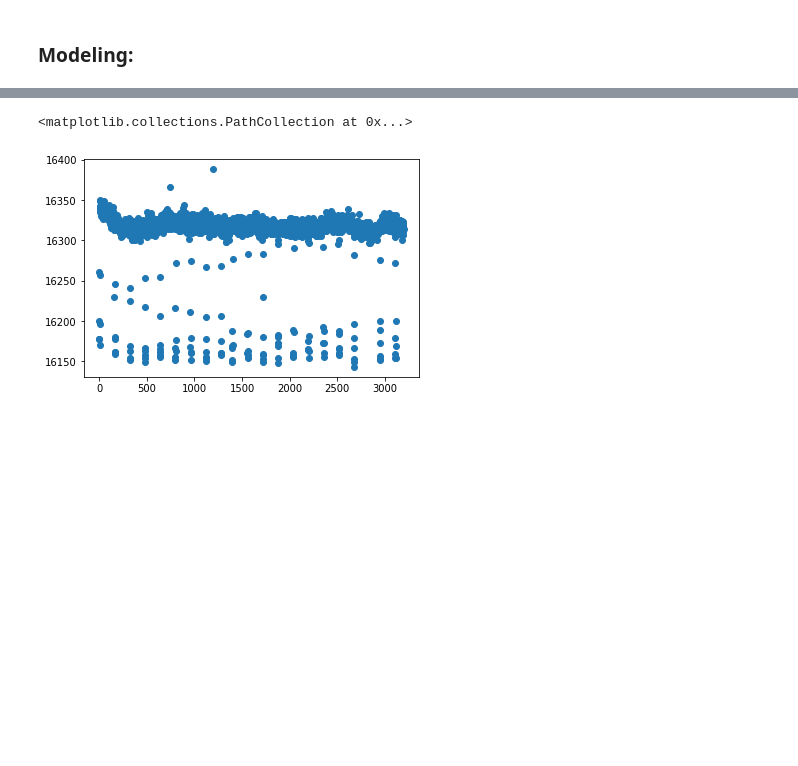
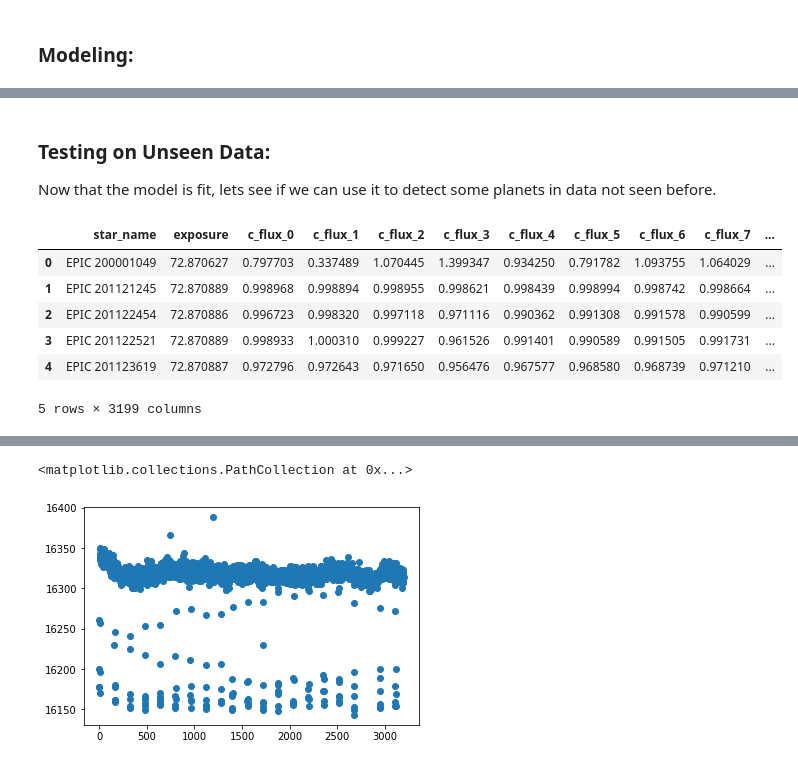
Before and after one commit to zachdg7/Exoplanet_Detection, a Jupyter notebook: models.ipynb, the cells around one changed output, grey strips where cells are left out. Saved outputs shown, nothing was run; the diff lists cells and outputs as text; code cells hidden in the pictures; blank space fills up the shorter version.

Commit message:
before adding more notebooks

```diff
--- a/models.ipynb
+++ b/models.ipynb
@@ -236,0 +249,13 @@ plt.show();
+# %% [markdown]
+### Testing on Unseen Data:
+Now that the model is fit, lets see if we can use it to detect some planets in data not seen before.
+# %%
+k2c1.head(5)
+# %% [output]
+|  | star_name | exposure | c_flux_0 | c_flux_1 | c_flux_2 | c_flux_3 | c_flux_4 | c_flux_5 | c_flux_6 | c_flux_7 | ... |
+| 0 | EPIC 200001049 | 72.870627 | 0.797703 | 0.337489 | 1.070445 | 1.399347 | 0.934250 | 0.791782 | 1.093755 | 1.064029 | ... |
+| 1 | EPIC 201121245 | 72.870889 | 0.998968 | 0.998894 | 0.998955 | 0.998621 | 0.998439 | 0.998994 | 0.998742 | 0.998664 | ... |
+| 2 | EPIC 201122454 | 72.870886 | 0.996723 | 0.998320 | 0.997118 | 0.971116 | 0.990362 | 0.991308 | 0.991578 | 0.990599 | ... |
+| 3 | EPIC 201122521 | 72.870889 | 0.998933 | 1.000310 | 0.999227 | 0.961526 | 0.991401 | 0.990589 | 0.991505 | 0.991731 | ... |
+| 4 | EPIC 201123619 | 72.870887 | 0.972796 | 0.972643 | 0.971650 | 0.956476 | 0.967577 | 0.968580 | 0.968739 | 0.971210 | ... |
+5 rows × 3199 columns
```
Also changed, not shown: parts of 21 cells of this notebook.
